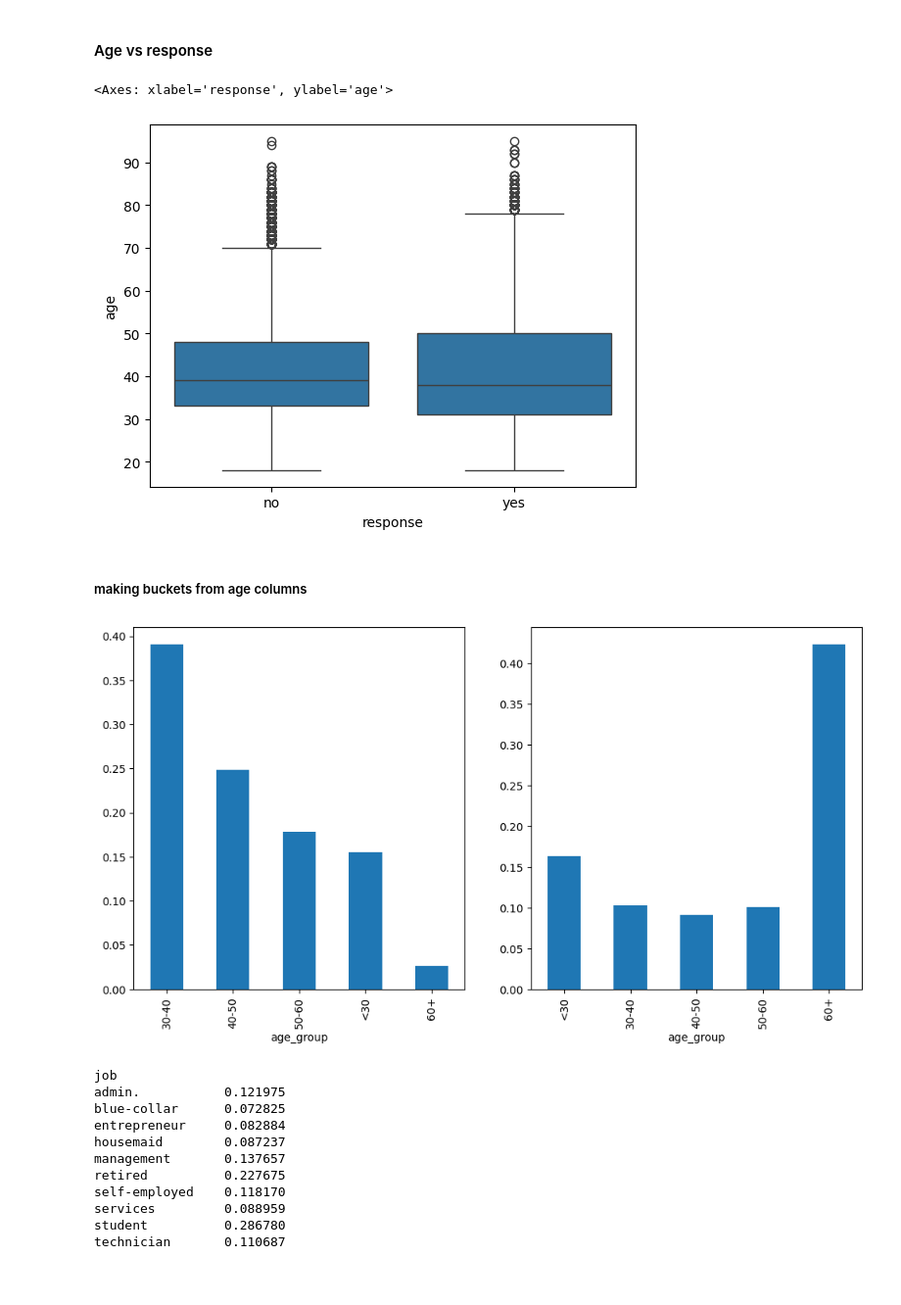
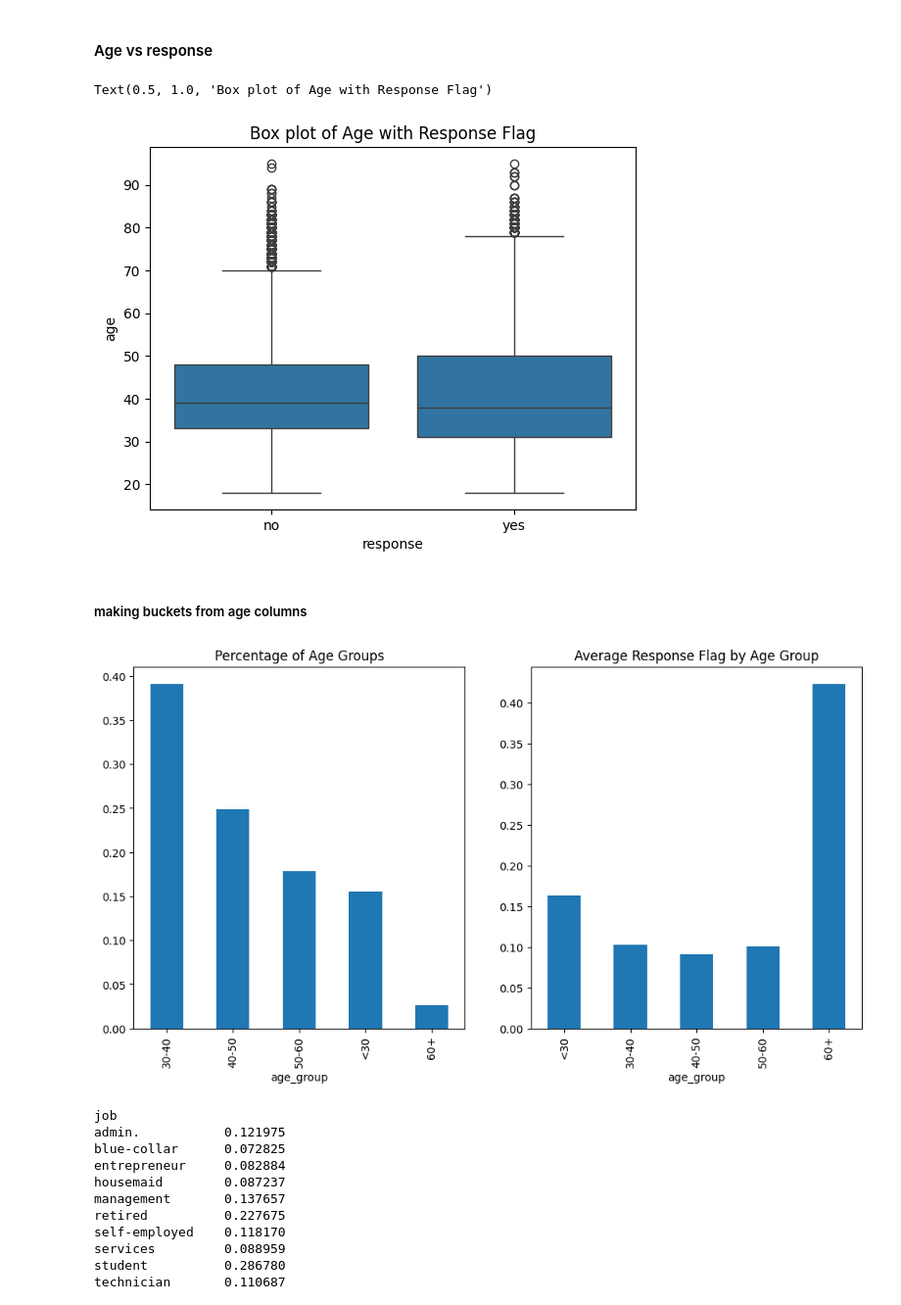
Before and after one commit to Viswanath-Gadde/bank_eda_analysis, a Jupyter notebook: Bank+Marketing+Campaign_EDA-blank+notebook.ipynb, the cells around one changed output. Shown: that part at 98% size. Drawn from its saved outputs; the diff is of its cells as text; code cells hidden in the pictures; blank space fills up the shorter version.

```diff
--- a/Bank+Marketing+Campaign_EDA-blank+notebook.ipynb
+++ b/Bank+Marketing+Campaign_EDA-blank+notebook.ipynb
@@ -29,6 +29,14 @@ import pandas as pd
 import numpy as np
 import matplotlib.pyplot as plt
 import seaborn as sns
+# %%
+import matplotlib as mpl
+
+# Set global font color and weight
+mpl.rcParams['axes.labelcolor'] = 'black'
+mpl.rcParams['xtick.color'] = 'black'
+mpl.rcParams['ytick.color'] = 'black'
+mpl.rcParams['axes.edgecolor'] = 'black'
 # %% [markdown]
 ## Session- 2, Data Cleaning
 # %% [markdown]
@@ -748,9 +760,10 @@ Name: response_flag, dtype: object
 # %%
 #plot the boxplot of age with response_flag
 sns.boxplot(data=df,x="response",y="age")
+plt.title("Box plot of Age with Response Flag")
 # %% [output]
-<Axes: xlabel='response', ylabel='age'>
+Text(0.5, 1.0, 'Box plot of Age with Response Flag')
-[figure, old version]
+[figure, new version]
 # %% [markdown]
 ##### making buckets from age columns
 # %%
@@ -759,13 +772,13 @@ df["age_group"]=pd.cut(df.age,[0,30,40,50,60,9999],labels=["<30","30-40","40-50"
 # %%
 #plot the percentage of each buckets and average values of response_flag in each buckets. plot in subplots.
 plt.figure(figsize=(12,6))
-plt.subplot(1,2,1)
+plt.subplot(1,2,1,title="Percentage of Age Groups")
 df.age_group.value_counts(normalize=True).plot.bar()
-plt.subplot(1,2,2)
+plt.subplot(1,2,2,title="Average Response Flag by Age Group")
 df.groupby("age_group")["response_flag"].mean().plot.bar()
 plt.show()
 # %% [output]
-[figure, old version]
+[figure, new version]
 # %%
 #plot the bar graph of job categories with response_flag mean value.
 df.groupby("job")["response_flag"].mean()
```
Also changed, not shown: parts of 5 cells of this notebook.
